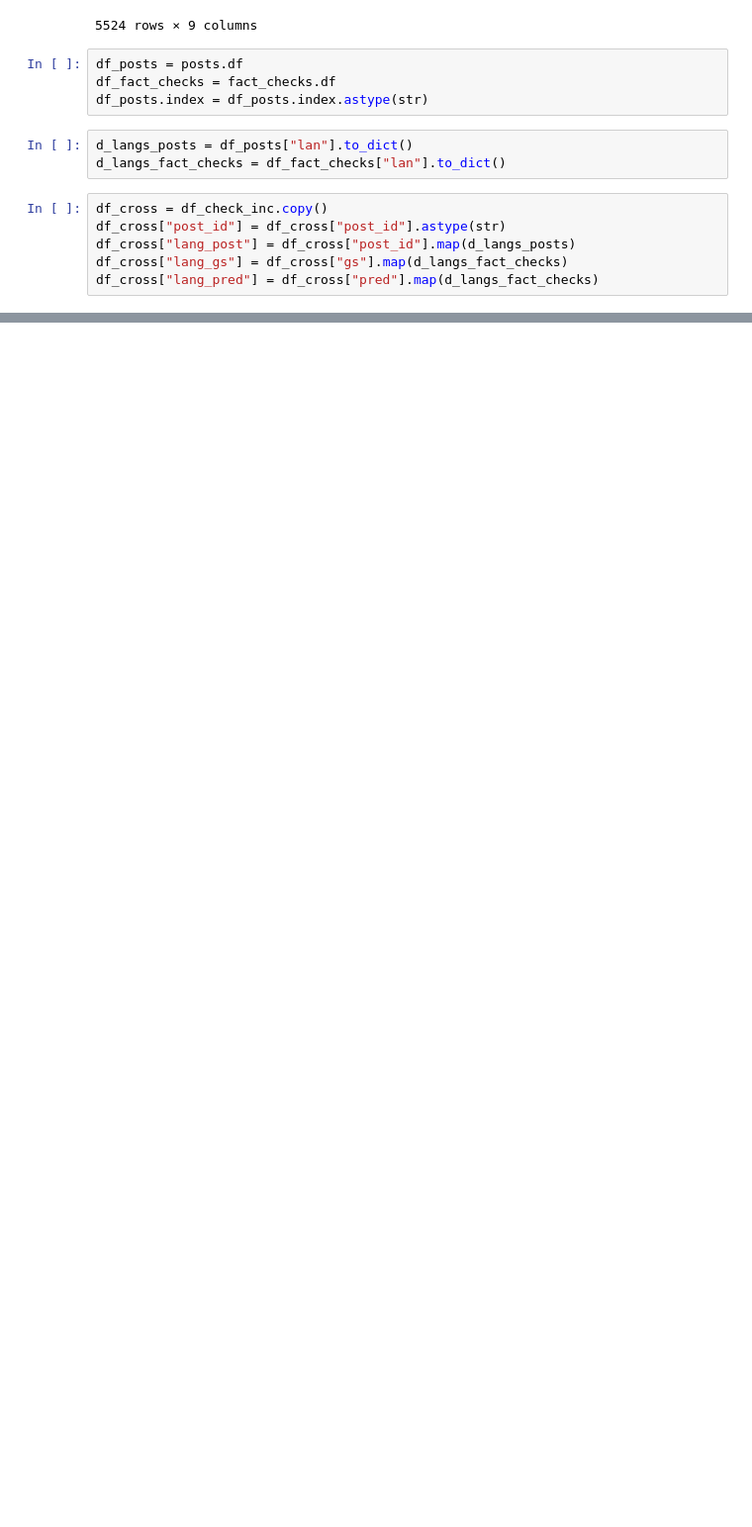
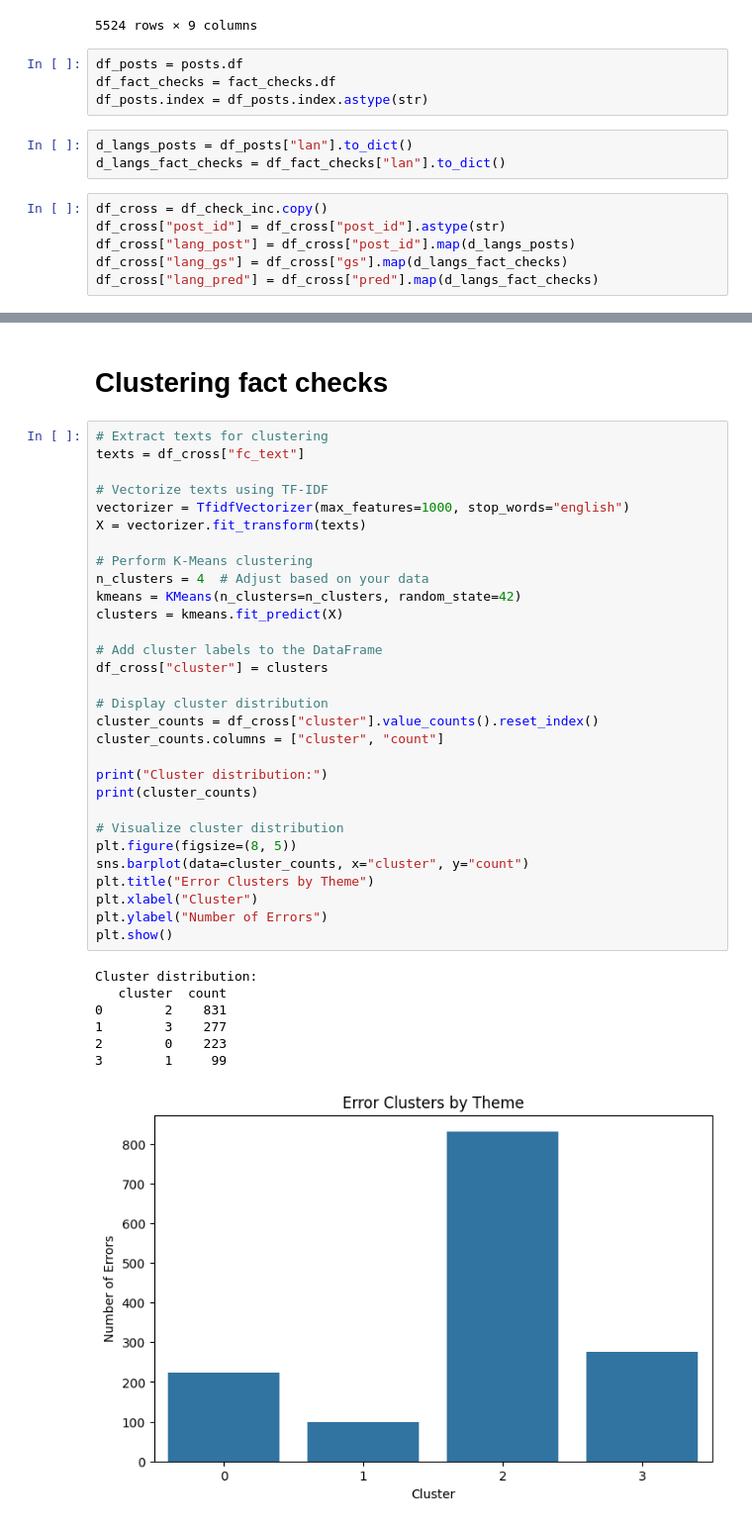
Before and after one commit to BecTome/semeval25-FactCheckedClaimRetrieval, a Jupyter notebook: nbs/error_analysis/cross-lingual.ipynb, the cells around one changed output, grey strips where cells are left out. Shown at 99% size. Drawn from its saved outputs; the diff is of its cells as text; blank space fills up the shorter version.

```diff
--- a/nbs/error_analysis/cross-lingual.ipynb
+++ b/nbs/error_analysis/cross-lingual.ipynb
@@ -129,0 +305,40 @@ df_cross
+# %% [markdown]
+# Clustering fact checks
+# %%
+# Extract texts for clustering
+texts = df_cross["fc_text"]
+
+# Vectorize texts using TF-IDF
+vectorizer = TfidfVectorizer(max_features=1000, stop_words="english")
+X = vectorizer.fit_transform(texts)
+
+# Perform K-Means clustering
+n_clusters = 4  # Adjust based on your data
+kmeans = KMeans(n_clusters=n_clusters, random_state=42)
+clusters = kmeans.fit_predict(X)
+
+# Add cluster labels to the DataFrame
+df_cross["cluster"] = clusters
+
+# Display cluster distribution
+cluster_counts = df_cross["cluster"].value_counts().reset_index()
+cluster_counts.columns = ["cluster", "count"]
+
+print("Cluster distribution:")
+print(cluster_counts)
+
+# Visualize cluster distribution
+plt.figure(figsize=(8, 5))
+sns.barplot(data=cluster_counts, x="cluster", y="count")
+plt.title("Error Clusters by Theme")
+plt.xlabel("Cluster")
+plt.ylabel("Number of Errors")
+plt.show()
+# %% [output]
+Cluster distribution:
+   cluster  count
+0        2    831
+1        3    277
+2        0    223
+3        1     99
+[figure, added]
```
Also changed, not shown: parts of 24 cells of this notebook, 1 other file.
